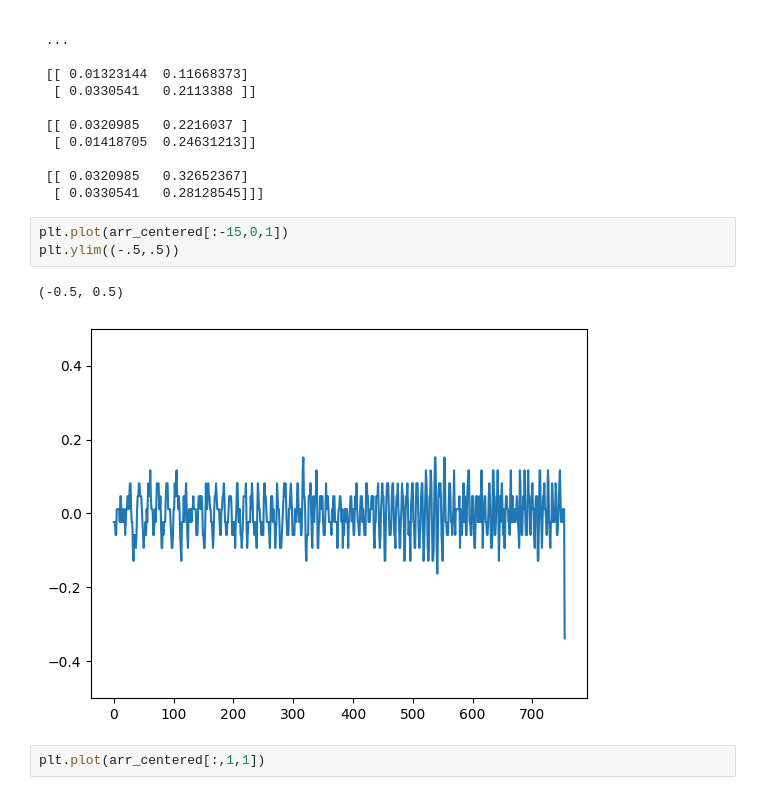
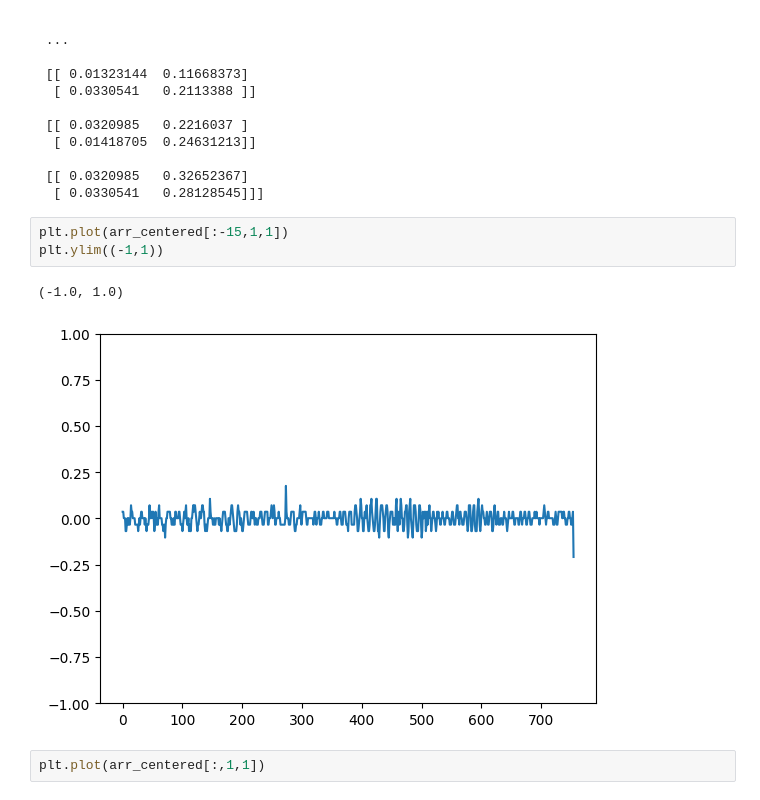
Before and after one commit to gordoncd/vidWFT, a Jupyter notebook: waves-analysis-05-28-2024.ipynb, the cells around one changed output. Cells and saved outputs as stored; diff of their text form.

```diff
--- a/waves-analysis-05-28-2024.ipynb
+++ b/waves-analysis-05-28-2024.ipynb
@@ -54,11 +54,11 @@ print(arr_centered)
  [[ 0.0320985   0.32652367]
   [ 0.0330541   0.28128545]]]
 # %%
-plt.plot(arr_centered[:-15,0,1])
-plt.ylim((-.5,.5))
+plt.plot(arr_centered[:-15,1,1])
+plt.ylim((-1,1))
 # %% [output]
-(-0.5, 0.5)
+(-1.0, 1.0)
-[figure, old version]
+[figure, new version]
 # %%
 plt.plot(arr_centered[:,1,1])
 # %% [output]
```
Also changed, not shown: 1 other file.
